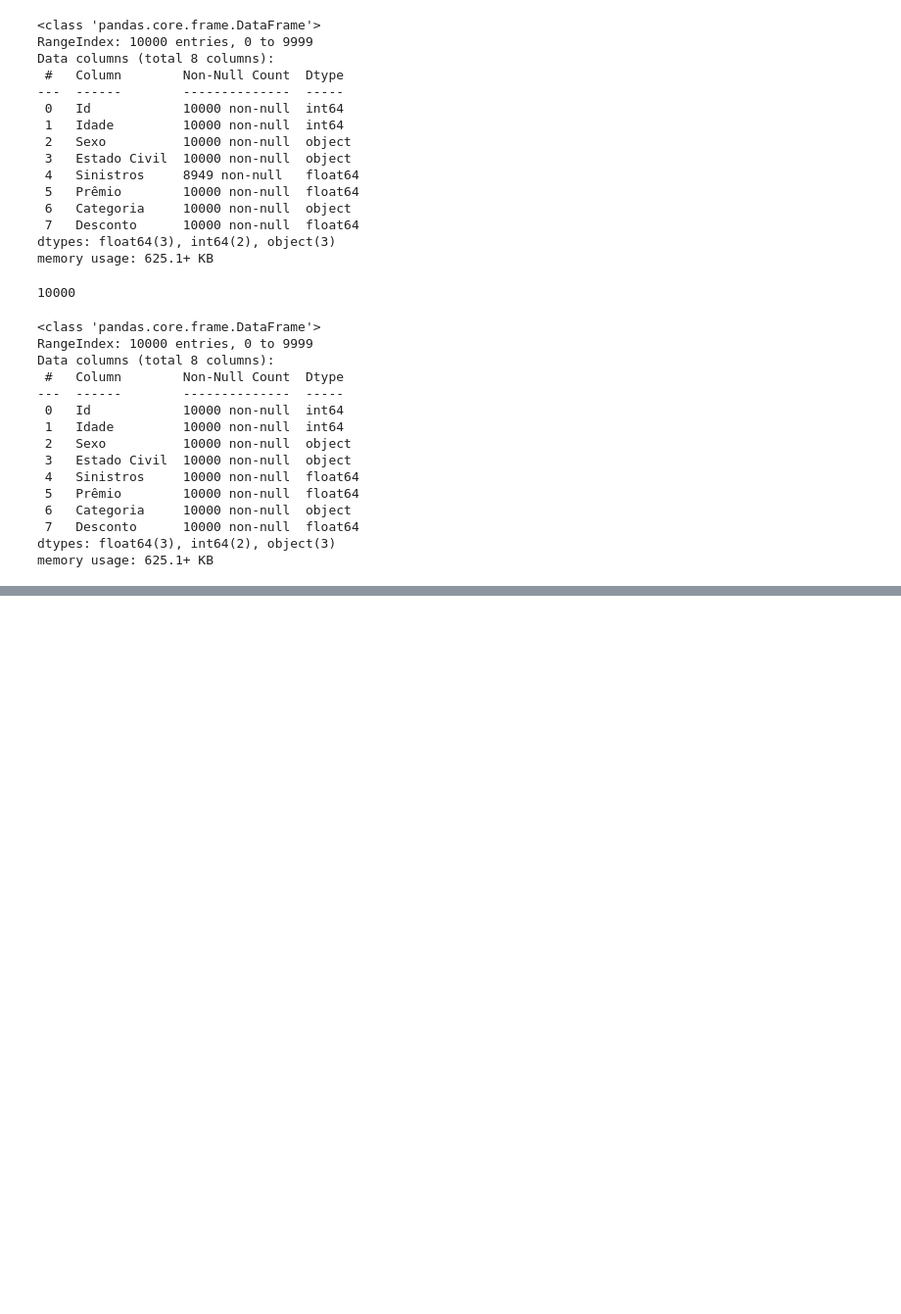
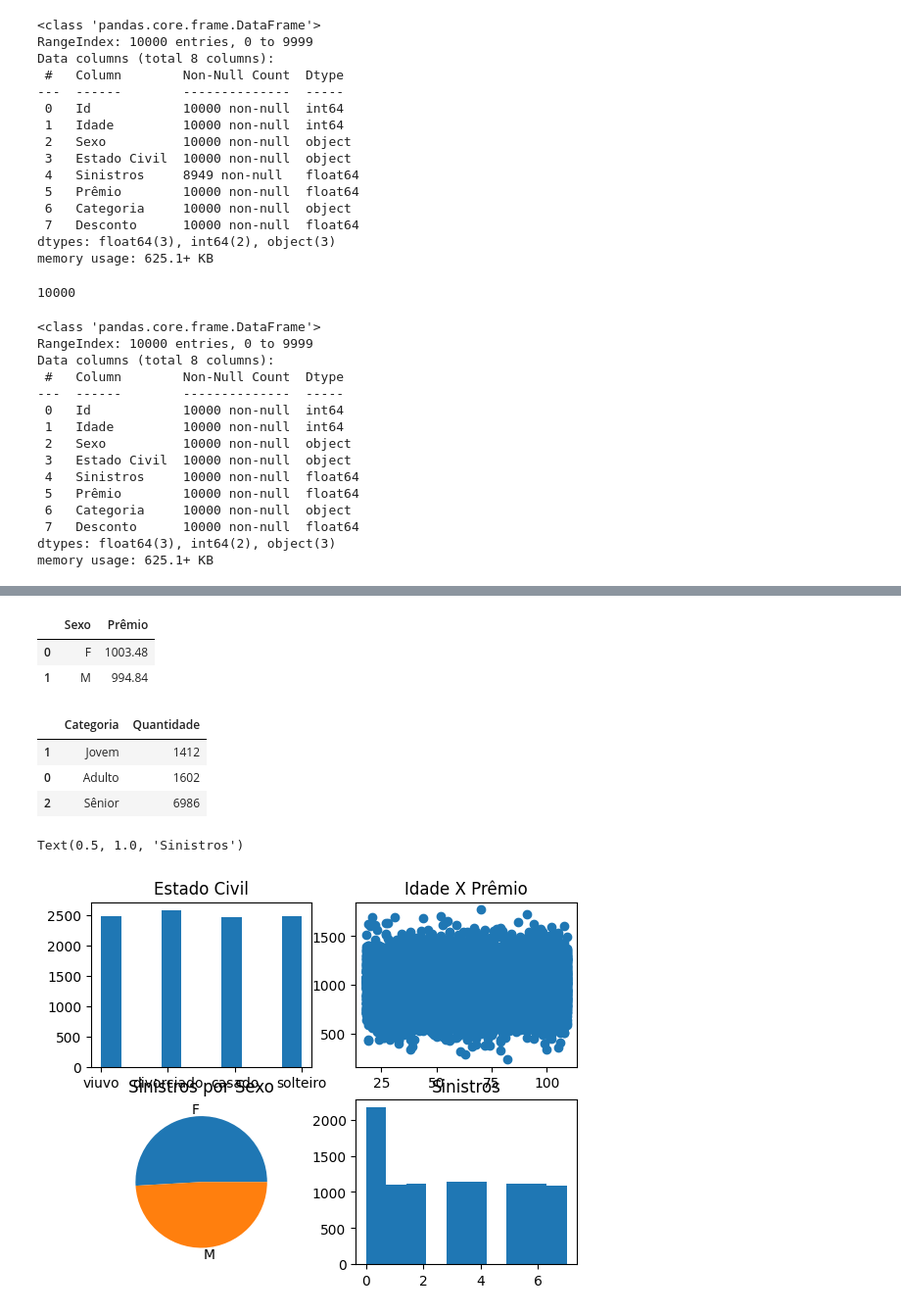
Before and after one commit to PalomaFerraz/Alura, a Jupyter notebook: Semana_8.ipynb, the cells around one changed output, grey strips where cells are left out. Shown at 98% size. Drawn from its saved outputs; the diff is of its cells as text; code cells hidden in the pictures; blank space fills up the shorter version.

```diff
--- a/Semana_8.ipynb
+++ b/Semana_8.ipynb
@@ -78,0 +81,37 @@ dados.head(10)
+# %%
+dados_1 = dados.groupby(['Sexo'], as_index=False)[['Prêmio']].mean().round(2)
+dados_1
+# %% [output]
+|  | Sexo | Prêmio |
+| 0 | F | 1003.48 |
+| 1 | M | 994.84 |
+# %%
+dados_2 = dados.groupby(['Categoria'], as_index=False)[['Categoria']].size().rename(columns={'size': 'Quantidade'}).sort_values(by='Quantidade')
+dados_2
+# %% [output]
+|  | Categoria | Quantidade |
+| 1 | Jovem | 1412 |
+| 0 | Adulto | 1602 |
+| 2 | Sênior | 6986 |
+# %%
+area = plt.figure()
+g1 = area.add_subplot(2, 2, 1)
+g1.hist(dados['Estado Civil'])
+g1.set_title('Estado Civil')
+
+g2 = area.add_subplot(2, 2, 2)
+g2.scatter(dados.Idade, dados.Prêmio)
+g2.set_title('Idade X Prêmio')
+
+g3 = area.add_subplot(2, 2, 3)
+dados_g3 = dados.groupby(['Sexo'], as_index=False)[['Sinistros']].sum().round(2)
+g3.pie(dados_g3.Sinistros, labels= dados_g3.Sexo)
+g3.set_title('Sinistros por Sexo')
+
+
+g4 = area.add_subplot(2, 2, 4)
+g4.hist(dados['Sinistros'])
+g4.set_title('Sinistros')
+# %% [output]
+Text(0.5, 1.0, 'Sinistros')
+[figure, added]
```
Also changed, not shown: parts of 4 cells of this notebook.
